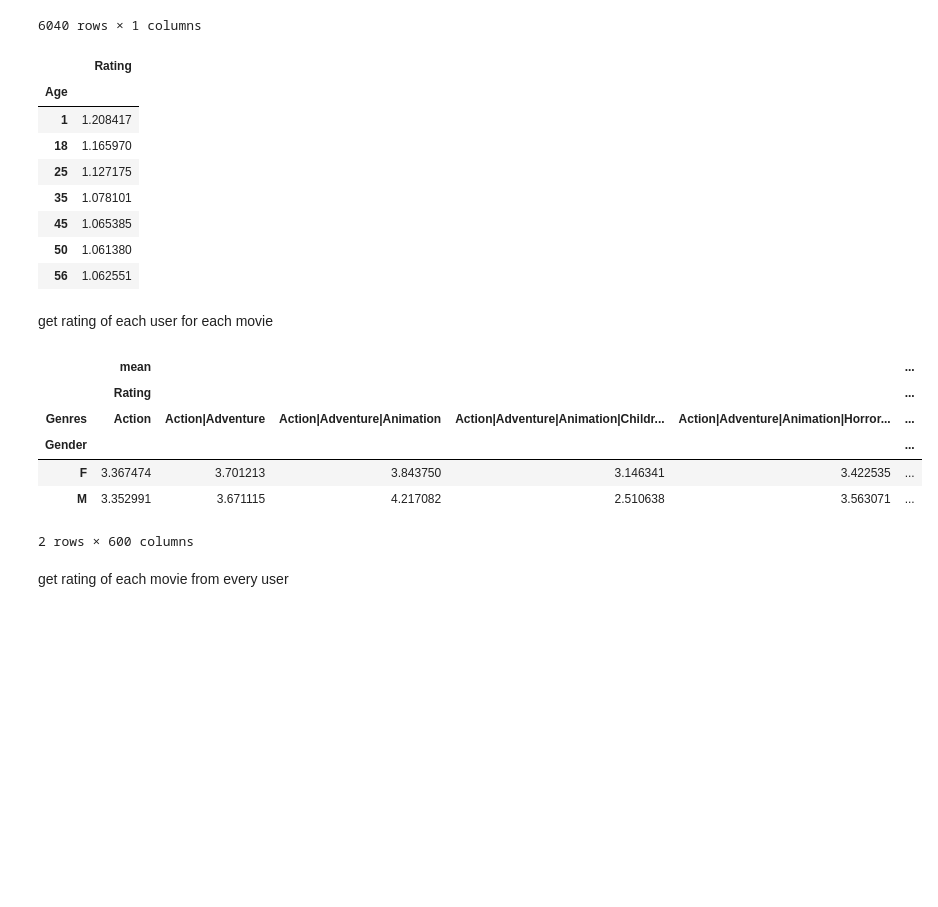
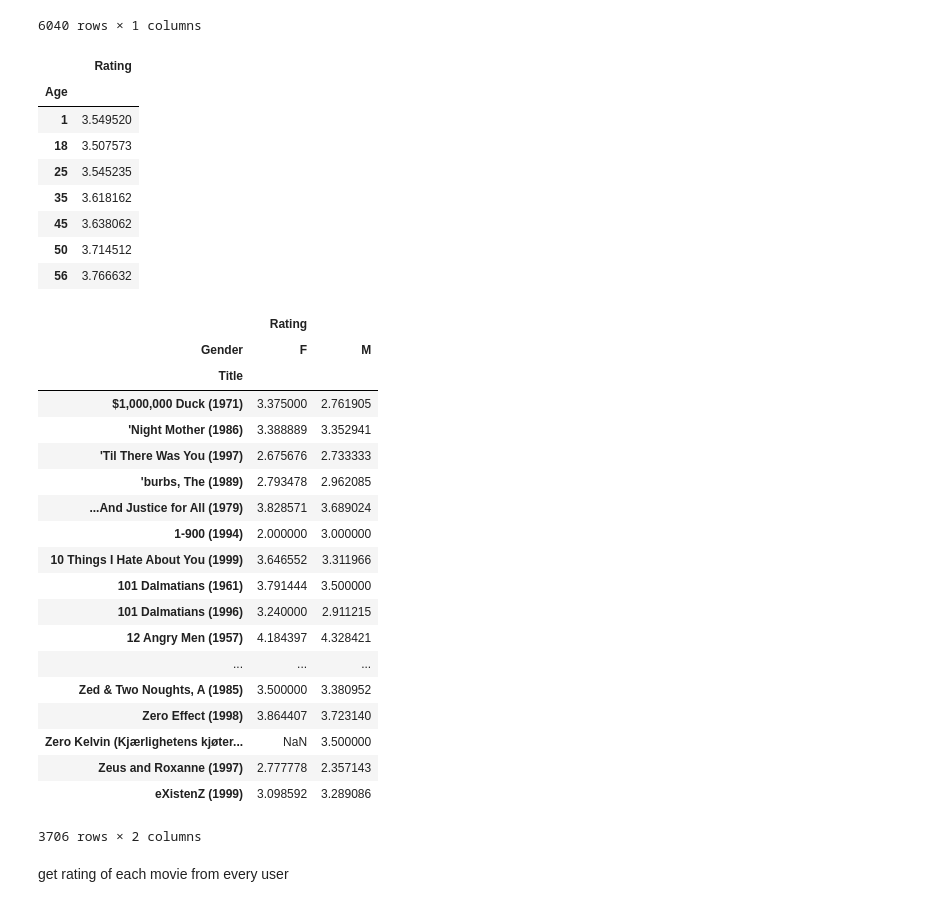
Before and after one commit to Abhinav-97/movielens-dataset, a Jupyter notebook: movielens.ipynb, the cells around one changed output. Drawn from its saved outputs; the diff is of its cells as text; code cells hidden in the pictures; blank space fills up the shorter version.

```diff
--- a/movielens.ipynb
+++ b/movielens.ipynb
@@ -149,29 +149,40 @@ pd.pivot_table(user_ratings, index=['UserID'], values=['Rating'])
 | 6040 | 3.577713 |
 6040 rows × 1 columns
 # %%
-pd.pivot_table(user_ratings, index=['Age'], values=['Rating'], aggfunc='std')
+pd.pivot_table(user_ratings, index=['Age'], values=['Rating'], aggfunc='mean')
 # %% [output]
 |  | Rating |
 | Age |  |
-| 1 | 1.208417 |
-| 18 | 1.165970 |
-| 25 | 1.127175 |
-| 35 | 1.078101 |
-| 45 | 1.065385 |
-| 50 | 1.061380 |
-| 56 | 1.062551 |
+| 1 | 3.549520 |
+| 18 | 3.507573 |
+| 25 | 3.545235 |
+| 35 | 3.618162 |
+| 45 | 3.638062 |
+| 50 | 3.714512 |
+| 56 | 3.766632 |
-# %% [markdown]
-get rating of each user for each movie
 # %%
-pd.pivot_table(user_ratings, index=['Gender'], values=['Rating'],columns=['Genres'],aggfunc=[np.mean, np.std])
+pd.pivot_table(user_ratings, index=['Title'], values=['Rating'],columns=['Gender'])
 # %% [output]
-|  | mean |  |  |  |  | ... |
-|  | Rating |  |  |  |  | ... |
-| Genres | Action | Action|Adventure | Action|Adventure|Animation | Action|Adventure|Animation|Childr... | Action|Adventure|Animation|Horror... | ... |
-| Gender |  |  |  |  |  | ... |
-| F | 3.367474 | 3.701213 | 3.843750 | 3.146341 | 3.422535 | ... |
-| M | 3.352991 | 3.671115 | 4.217082 | 2.510638 | 3.563071 | ... |
+|  | Rating |  |
+| Gender | F | M |
+| Title |  |  |
+| $1,000,000 Duck (1971) | 3.375000 | 2.761905 |
+| 'Night Mother (1986) | 3.388889 | 3.352941 |
+| 'Til There Was You (1997) | 2.675676 | 2.733333 |
+| 'burbs, The (1989) | 2.793478 | 2.962085 |
+| ...And Justice for All (1979) | 3.828571 | 3.689024 |
+| 1-900 (1994) | 2.000000 | 3.000000 |
+| 10 Things I Hate About You (1999) | 3.646552 | 3.311966 |
+| 101 Dalmatians (1961) | 3.791444 | 3.500000 |
+| 101 Dalmatians (1996) | 3.240000 | 2.911215 |
+| 12 Angry Men (1957) | 4.184397 | 4.328421 |
+| ... | ... | ... |
+| Zed & Two Noughts, A (1985) | 3.500000 | 3.380952 |
+| Zero Effect (1998) | 3.864407 | 3.723140 |
+| Zero Kelvin (Kjærlighetens kjøter... | NaN | 3.500000 |
+| Zeus and Roxanne (1997) | 2.777778 | 2.357143 |
+| eXistenZ (1999) | 3.098592 | 3.289086 |
-2 rows × 600 columns
+3706 rows × 2 columns
 # %%
 # plt.plot(rating_count[0],rating_count[1])
 # plt.show()
```
Also changed, not shown: parts of 18 cells of this notebook.
